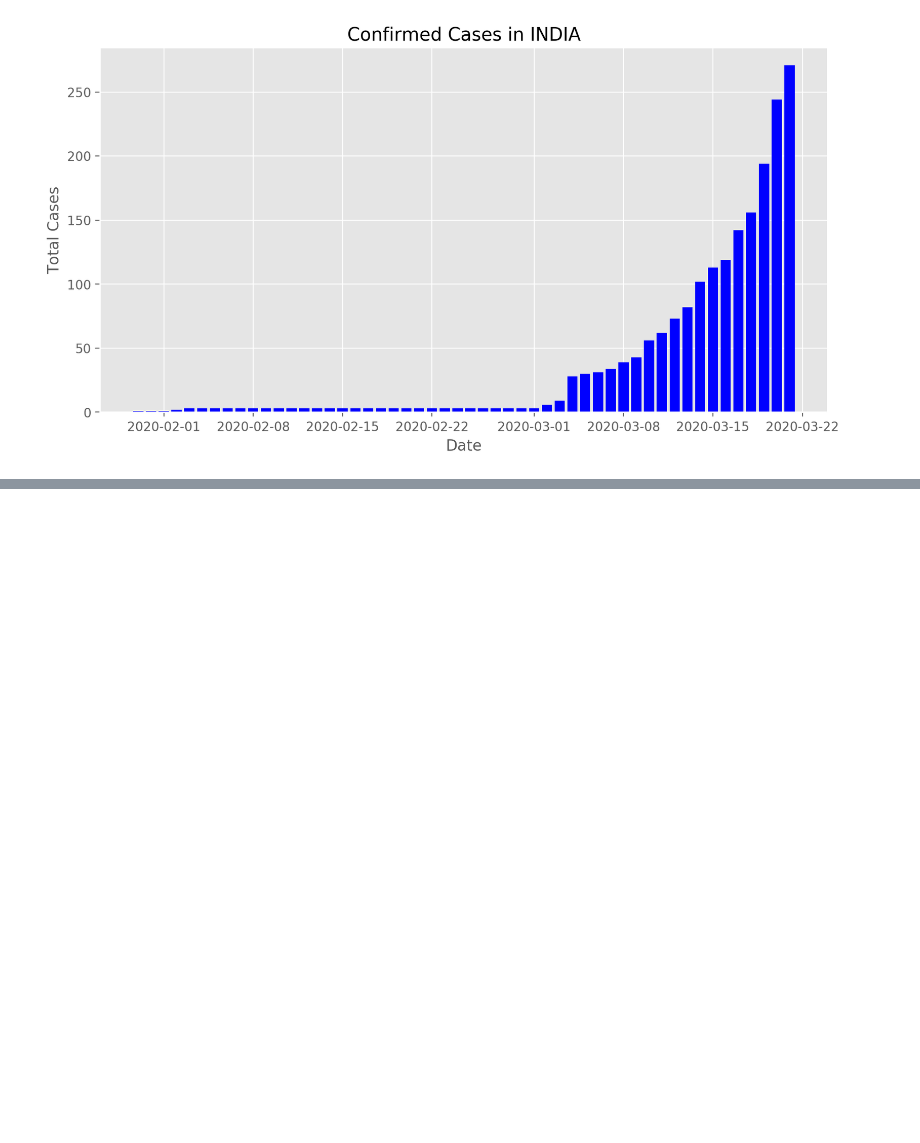
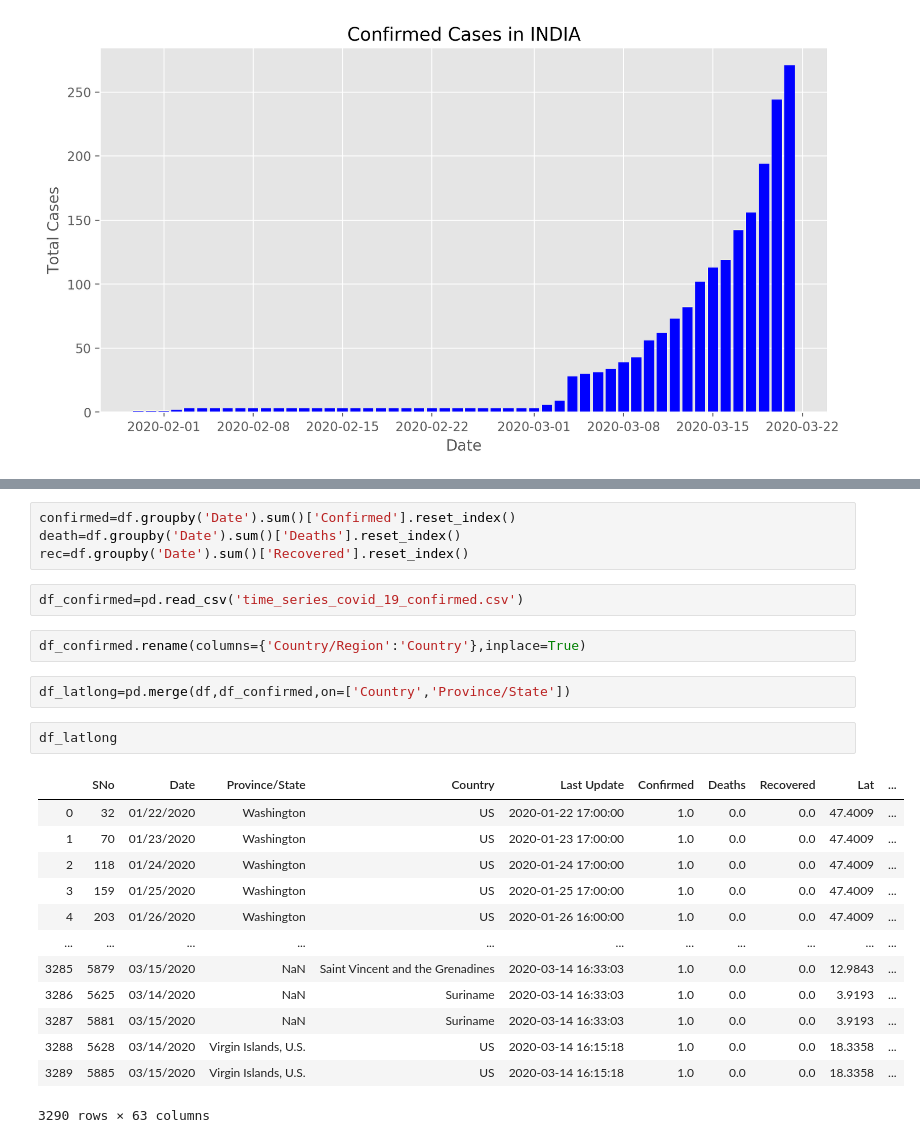
Before and after one commit to reubence/IPYNB-Notebooks, a Jupyter notebook: covid-19 INDIA/Untitled.ipynb, the cells around one changed output, grey strips where cells are left out. Saved outputs shown, nothing was run; the diff lists cells and outputs as text; blank space fills up the shorter version.

```diff
--- a/covid-19 INDIA/Untitled.ipynb
+++ b/covid-19 INDIA/Untitled.ipynb
@@ -313,0 +475,26 @@ fig.show()
+# %%
+confirmed=df.groupby('Date').sum()['Confirmed'].reset_index()
+death=df.groupby('Date').sum()['Deaths'].reset_index()
+rec=df.groupby('Date').sum()['Recovered'].reset_index()
+# %%
+df_confirmed=pd.read_csv('time_series_covid_19_confirmed.csv')
+# %%
+df_confirmed.rename(columns={'Country/Region':'Country'},inplace=True)
+# %%
+df_latlong=pd.merge(df,df_confirmed,on=['Country','Province/State'])
+# %%
+df_latlong
+# %% [output]
+|  | SNo | Date | Province/State | Country | Last Update | Confirmed | Deaths | Recovered | Lat | ... |
+| 0 | 32 | 01/22/2020 | Washington | US | 2020-01-22 17:00:00 | 1.0 | 0.0 | 0.0 | 47.4009 | ... |
+| 1 | 70 | 01/23/2020 | Washington | US | 2020-01-23 17:00:00 | 1.0 | 0.0 | 0.0 | 47.4009 | ... |
+| 2 | 118 | 01/24/2020 | Washington | US | 2020-01-24 17:00:00 | 1.0 | 0.0 | 0.0 | 47.4009 | ... |
+| 3 | 159 | 01/25/2020 | Washington | US | 2020-01-25 17:00:00 | 1.0 | 0.0 | 0.0 | 47.4009 | ... |
+| 4 | 203 | 01/26/2020 | Washington | US | 2020-01-26 16:00:00 | 1.0 | 0.0 | 0.0 | 47.4009 | ... |
+| ... | ... | ... | ... | ... | ... | ... | ... | ... | ... | ... |
+| 3285 | 5879 | 03/15/2020 | NaN | Saint Vincent and the Grenadines | 2020-03-14 16:33:03 | 1.0 | 0.0 | 0.0 | 12.9843 | ... |
+| 3286 | 5625 | 03/14/2020 | NaN | Suriname | 2020-03-14 16:33:03 | 1.0 | 0.0 | 0.0 | 3.9193 | ... |
+| 3287 | 5881 | 03/15/2020 | NaN | Suriname | 2020-03-14 16:33:03 | 1.0 | 0.0 | 0.0 | 3.9193 | ... |
+| 3288 | 5628 | 03/14/2020 | Virgin Islands, U.S. | US | 2020-03-14 16:15:18 | 1.0 | 0.0 | 0.0 | 18.3358 | ... |
+| 3289 | 5885 | 03/15/2020 | Virgin Islands, U.S. | US | 2020-03-14 16:15:18 | 1.0 | 0.0 | 0.0 | 18.3358 | ... |
+3290 rows × 63 columns
```
Also changed, not shown: parts of 17 cells of this notebook.
